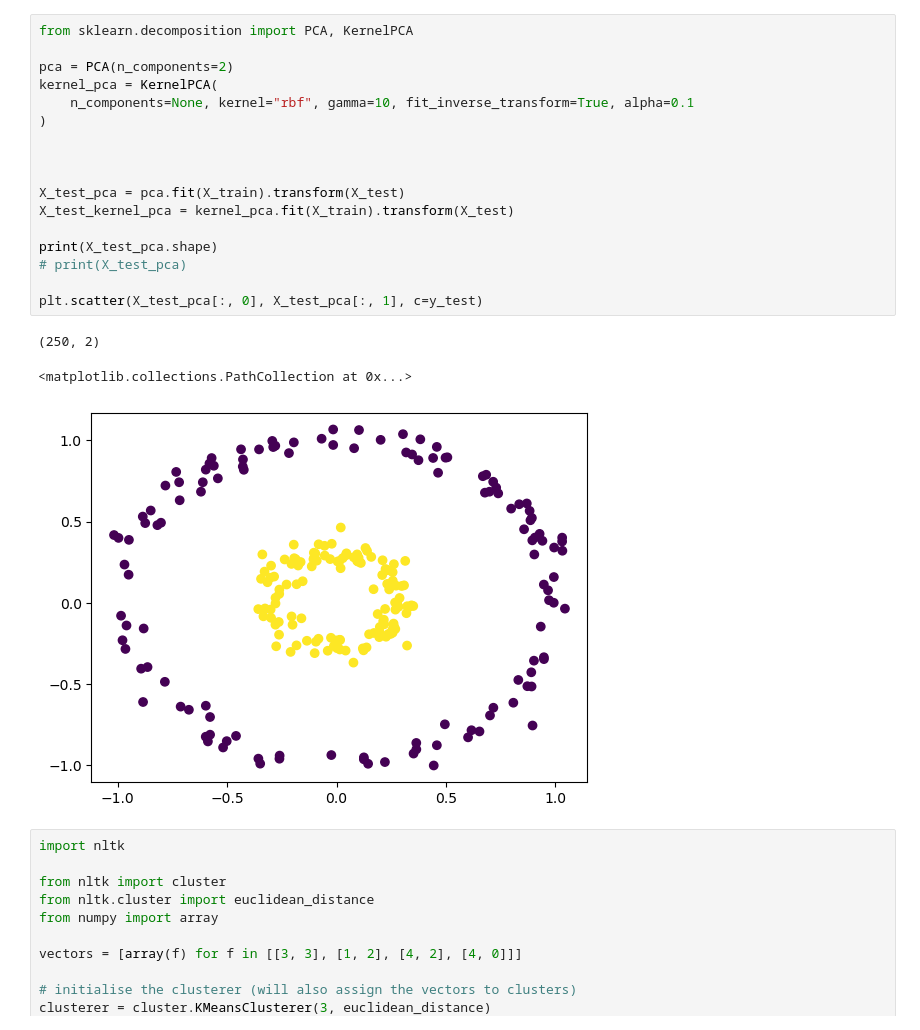
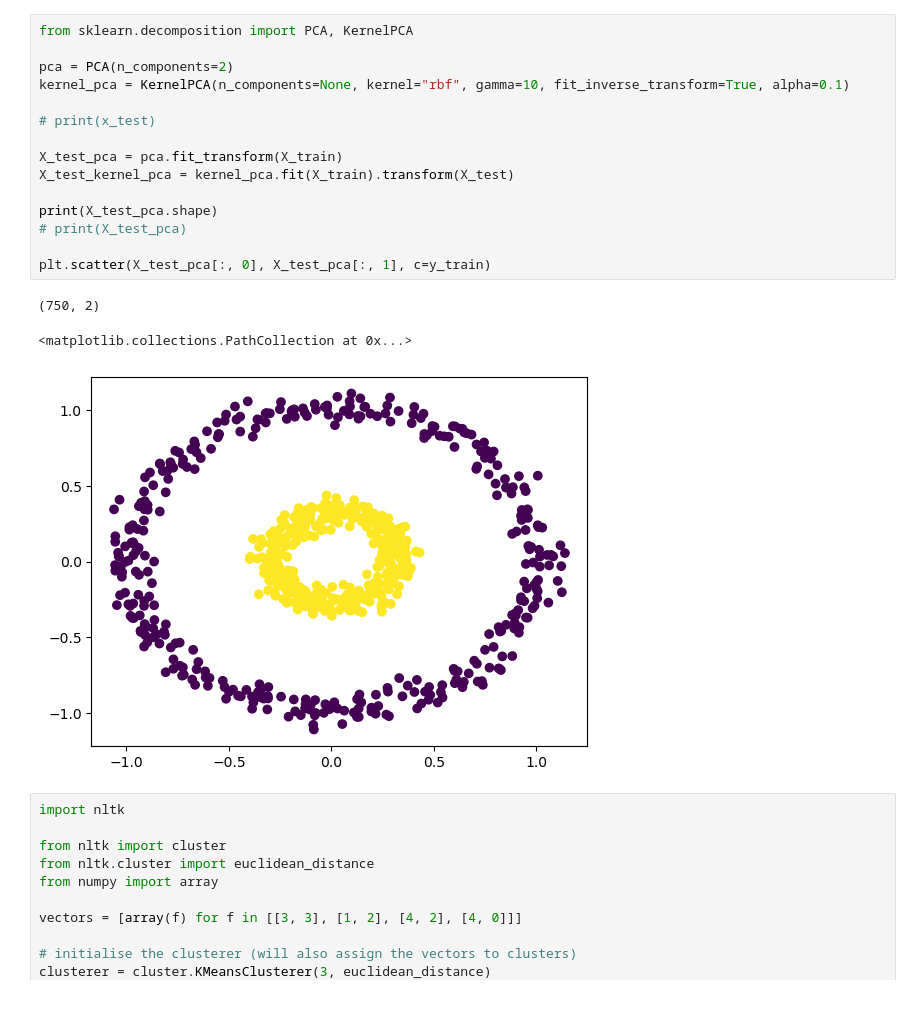
Before and after one commit to miemiemmmm/Nearl, a Jupyter notebook: notebooks/Test_clustering.ipynb, the cells around one changed output. Drawn from its saved outputs; the diff is of its cells as text.

```diff
--- a/notebooks/Test_clustering.ipynb
+++ b/notebooks/Test_clustering.ipynb
@@ -15,24 +13,22 @@ plt.scatter(x=X[:,0], y=X[:,1], c=y)
 # %%
 from sklearn.decomposition import PCA, KernelPCA
 
 pca = PCA(n_components=2)
-kernel_pca = KernelPCA(
-    n_components=None, kernel="rbf", gamma=10, fit_inverse_transform=True, alpha=0.1
-)
+kernel_pca = KernelPCA(n_components=None, kernel="rbf", gamma=10, fit_inverse_transform=True, alpha=0.1)
 
+# print(x_test)
 
-
-X_test_pca = pca.fit(X_train).transform(X_test)
+X_test_pca = pca.fit_transform(X_train)
 X_test_kernel_pca = kernel_pca.fit(X_train).transform(X_test)
 
 print(X_test_pca.shape)
 # print(X_test_pca)
 
-plt.scatter(X_test_pca[:, 0], X_test_pca[:, 1], c=y_test)
+plt.scatter(X_test_pca[:, 0], X_test_pca[:, 1], c=y_train)
 # %% [output]
-(250, 2)
+(750, 2)
 <matplotlib.collections.PathCollection at 0x...>
-[figure, old version]
+[figure, new version]
 # %%
 import nltk
 
```
Also changed, not shown: parts of 1 cell of this notebook, 9 other files.
